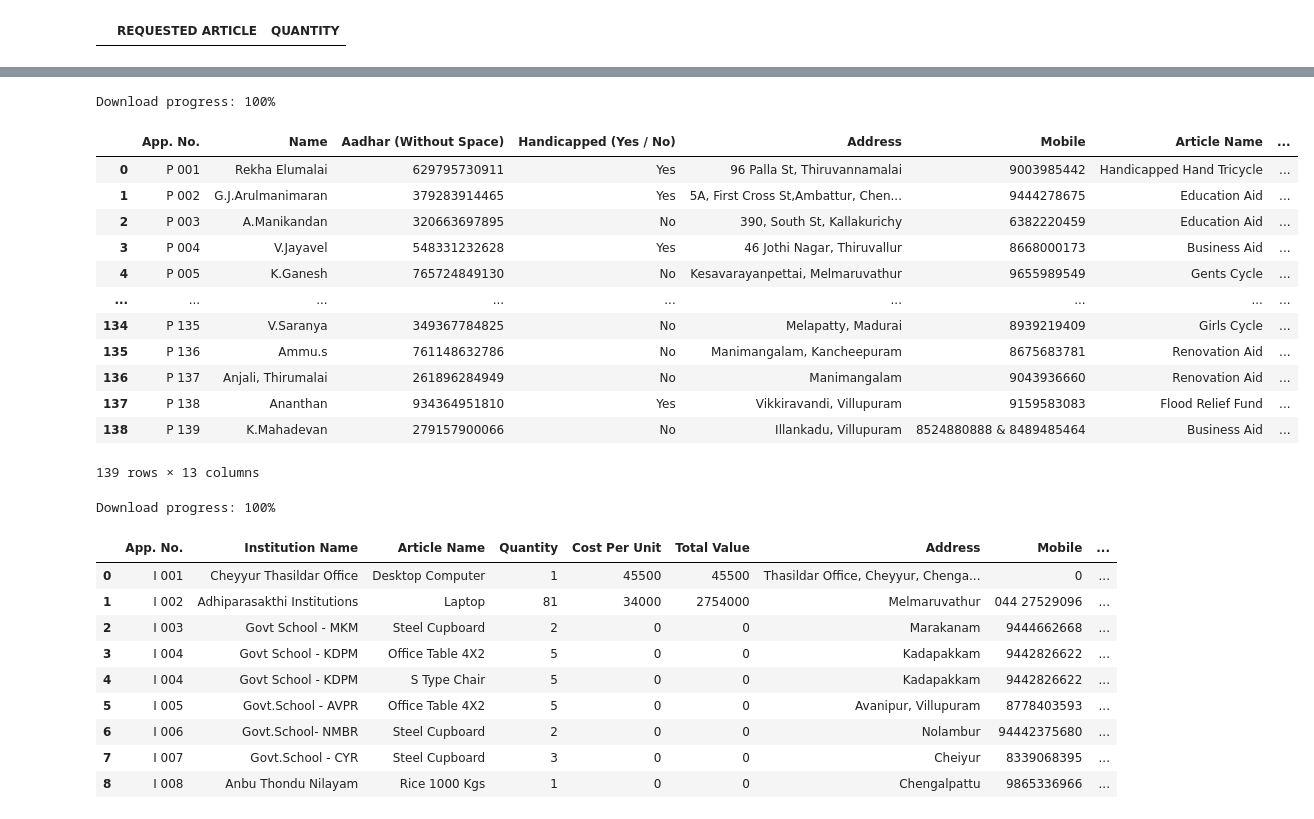
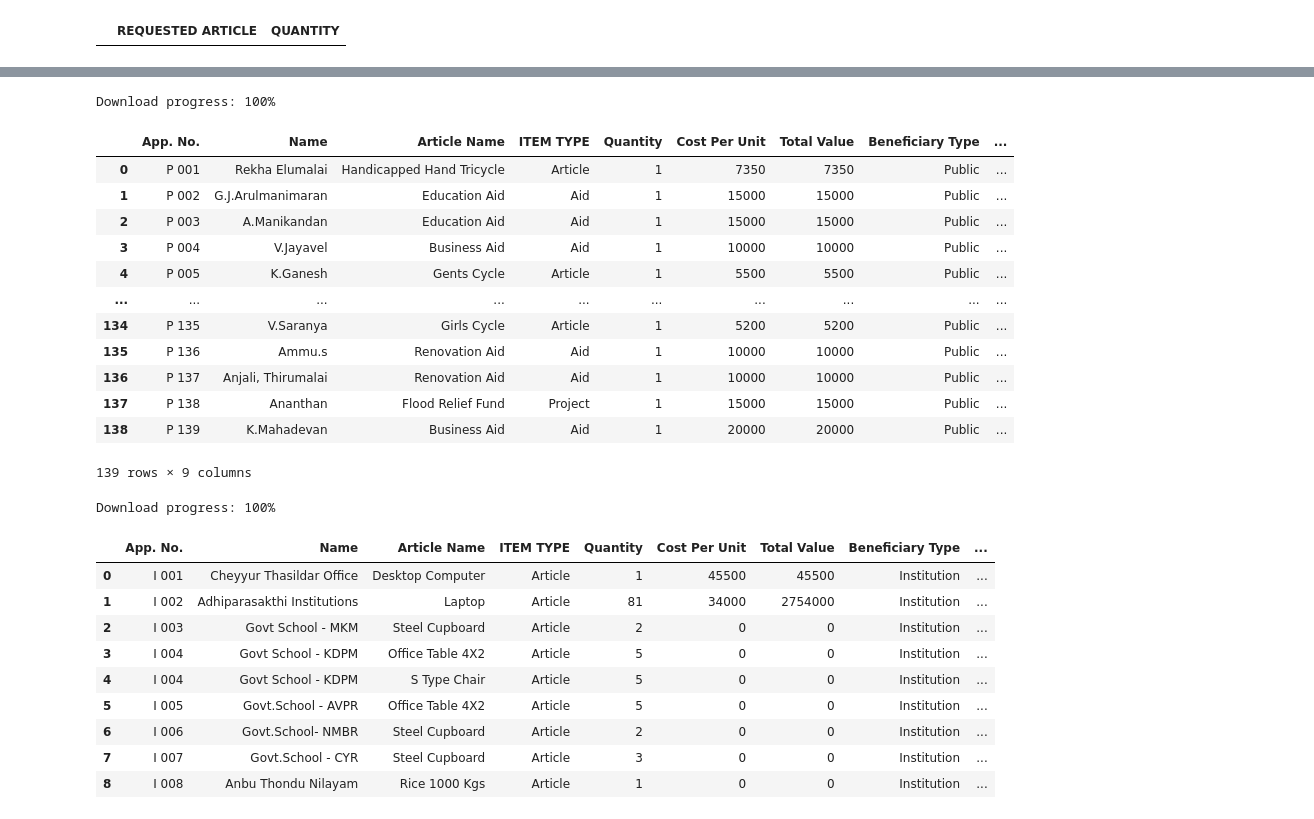
Before and after one commit to ash-sha/MNP25, a Jupyter notebook: codes/frontend.ipynb, the cells around one changed output, grey strips where cells are left out. Drawn from its saved outputs; the diff is of its cells as text; code cells hidden in the pictures.

```diff
--- a/codes/frontend.ipynb
+++ b/codes/frontend.ipynb
@@ -398,34 +370,34 @@ district_df[["App. No.","NAME OF THE DISTRICT","REQUESTED ARTICLE",""]]
 # %%
-public_df = read_file(public_master_id)
-
+public_df = read_file(public_master_id)[["App. No.","Name","Article Name","ITEM TYPE","Quantity","Cost Per Unit","Total Value","Beneficiary Type","Comments"]]
 public_df
 # %% [output]
 Download progress: 100%
-|  | App. No. | Name | Aadhar (Without Space) | Handicapped (Yes / No) | Address | Mobile | Article Name | ... |
-| 0 | P 001 | Rekha Elumalai | 629795730911 | Yes | 96 Palla St, Thiruvannamalai | 9003985442 | Handicapped Hand Tricycle | ... |
-| 1 | P 002 | G.J.Arulmanimaran | 379283914465 | Yes | 5A, First Cross St,Ambattur, Chen... | 9444278675 | Education Aid | ... |
-| 2 | P 003 | A.Manikandan | 320663697895 | No | 390, South St, Kallakurichy | 6382220459 | Education Aid | ... |
-| 3 | P 004 | V.Jayavel | 548331232628 | Yes | 46 Jothi Nagar, Thiruvallur | 8668000173 | Business Aid | ... |
-| 4 | P 005 | K.Ganesh | 765724849130 | No | Kesavarayanpettai, Melmaruvathur | 9655989549 | Gents Cycle | ... |
-| ... | ... | ... | ... | ... | ... | ... | ... | ... |
-| 134 | P 135 | V.Saranya | 349367784825 | No | Melapatty, Madurai | 8939219409 | Girls Cycle | ... |
-| 135 | P 136 | Ammu.s | 761148632786 | No | Manimangalam, Kancheepuram | 8675683781 | Renovation Aid | ... |
-| 136 | P 137 | Anjali, Thirumalai | 261896284949 | No | Manimangalam | 9043936660 | Renovation Aid | ... |
-| 137 | P 138 | Ananthan | 934364951810 | Yes | Vikkiravandi, Villupuram | 9159583083 | Flood Relief Fund | ... |
-| 138 | P 139 | K.Mahadevan | 279157900066 | No | Illankadu, Villupuram | 8524880888 & 8489485464 | Business Aid | ... |
+|  | App. No. | Name | Article Name | ITEM TYPE | Quantity | Cost Per Unit | Total Value | Beneficiary Type | ... |
+| 0 | P 001 | Rekha Elumalai | Handicapped Hand Tricycle | Article | 1 | 7350 | 7350 | Public | ... |
+| 1 | P 002 | G.J.Arulmanimaran | Education Aid | Aid | 1 | 15000 | 15000 | Public | ... |
+| 2 | P 003 | A.Manikandan | Education Aid | Aid | 1 | 15000 | 15000 | Public | ... |
+| 3 | P 004 | V.Jayavel | Business Aid | Aid | 1 | 10000 | 10000 | Public | ... |
+| 4 | P 005 | K.Ganesh | Gents Cycle | Article | 1 | 5500 | 5500 | Public | ... |
+| ... | ... | ... | ... | ... | ... | ... | ... | ... | ... |
+| 134 | P 135 | V.Saranya | Girls Cycle | Article | 1 | 5200 | 5200 | Public | ... |
+| 135 | P 136 | Ammu.s | Renovation Aid | Aid | 1 | 10000 | 10000 | Public | ... |
+| 136 | P 137 | Anjali, Thirumalai | Renovation Aid | Aid | 1 | 10000 | 10000 | Public | ... |
+| 137 | P 138 | Ananthan | Flood Relief Fund | Project | 1 | 15000 | 15000 | Public | ... |
+| 138 | P 139 | K.Mahadevan | Business Aid | Aid | 1 | 20000 | 20000 | Public | ... |
-139 rows × 13 columns
+139 rows × 9 columns
 # %%
-inst_df = read_file(inst_data_id)
-inst_df
+inst_df = read_file(inst_data_id)[["App. No.","Institution Name","Article Name","ITEM TYPE","Quantity","Cost Per Unit","Total Value","Beneficiary Type","Comments"]]
+df3  = inst_df.rename(columns={"Institution Name":"Name"})
+df3
 # %% [output]
 Download progress: 100%
-|  | App. No. | Institution Name | Article Name | Quantity | Cost Per Unit | Total Value | Address | Mobile | ... |
-| 0 | I 001 | Cheyyur Thasildar Office | Desktop Computer | 1 | 45500 | 45500 | Thasildar Office, Cheyyur, Chenga... | 0 | ... |
-| 1 | I 002 | Adhiparasakthi Institutions | Laptop | 81 | 34000 | 2754000 | Melmaruvathur | 044 27529096 | ... |
-| 2 | I 003 | Govt School - MKM | Steel Cupboard | 2 | 0 | 0 | Marakanam | 9444662668 | ... |
-| 3 | I 004 | Govt School - KDPM | Office Table 4X2 | 5 | 0 | 0 | Kadapakkam | 9442826622 | ... |
-| 4 | I 004 | Govt School - KDPM | S Type Chair | 5 | 0 | 0 | Kadapakkam | 9442826622 | ... |
-| 5 | I 005 | Govt.School - AVPR | Office Table 4X2 | 5 | 0 | 0 | Avanipur, Villupuram | 8778403593 | ... |
-| 6 | I 006 | Govt.School- NMBR | Steel Cupboard | 2 | 0 | 0 | Nolambur | 94442375680 | ... |
-| 7 | I 007 | Govt.School - CYR | Steel Cupboard | 3 | 0 | 0 | Cheiyur | 8339068395 | ... |
-| 8 | I 008 | Anbu Thondu Nilayam | Rice 1000 Kgs | 1 | 0 | 0 | Chengalpattu | 9865336966 | ... |
+|  | App. No. | Name | Article Name | ITEM TYPE | Quantity | Cost Per Unit | Total Value | Beneficiary Type | ... |
+| 0 | I 001 | Cheyyur Thasildar Office | Desktop Computer | Article | 1 | 45500 | 45500 | Institution | ... |
+| 1 | I 002 | Adhiparasakthi Institutions | Laptop | Article | 81 | 34000 | 2754000 | Institution | ... |
+| 2 | I 003 | Govt School - MKM | Steel Cupboard | Article | 2 | 0 | 0 | Institution | ... |
+| 3 | I 004 | Govt School - KDPM | Office Table 4X2 | Article | 5 | 0 | 0 | Institution | ... |
+| 4 | I 004 | Govt School - KDPM | S Type Chair | Article | 5 | 0 | 0 | Institution | ... |
+| 5 | I 005 | Govt.School - AVPR | Office Table 4X2 | Article | 5 | 0 | 0 | Institution | ... |
+| 6 | I 006 | Govt.School- NMBR | Steel Cupboard | Article | 2 | 0 | 0 | Institution | ... |
+| 7 | I 007 | Govt.School - CYR | Steel Cupboard | Article | 3 | 0 | 0 | Institution | ... |
+| 8 | I 008 | Anbu Thondu Nilayam | Rice 1000 Kgs | Article | 1 | 0 | 0 | Institution | ... |
```
Also changed, not shown: parts of 17 cells of this notebook, 1 other file.
